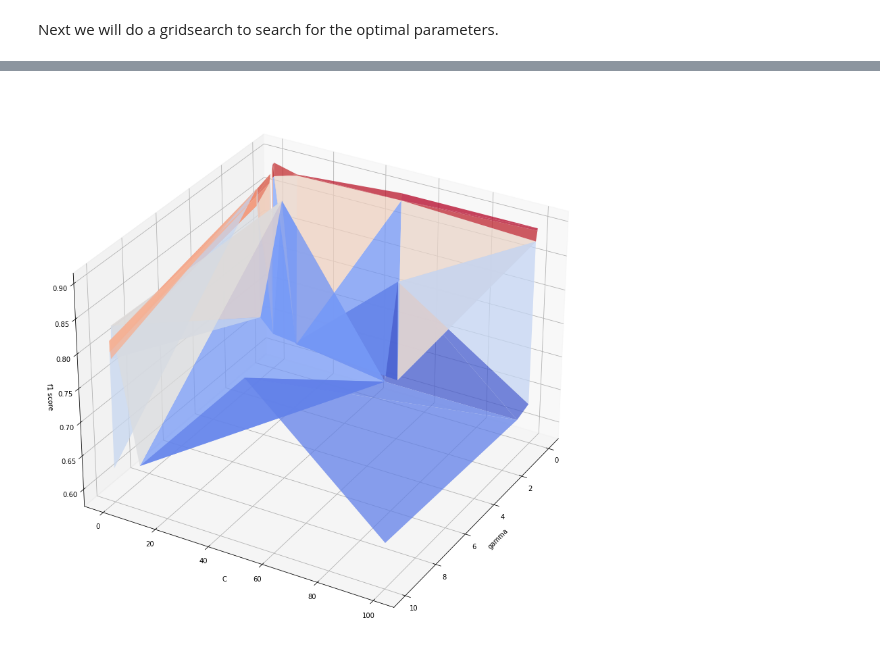
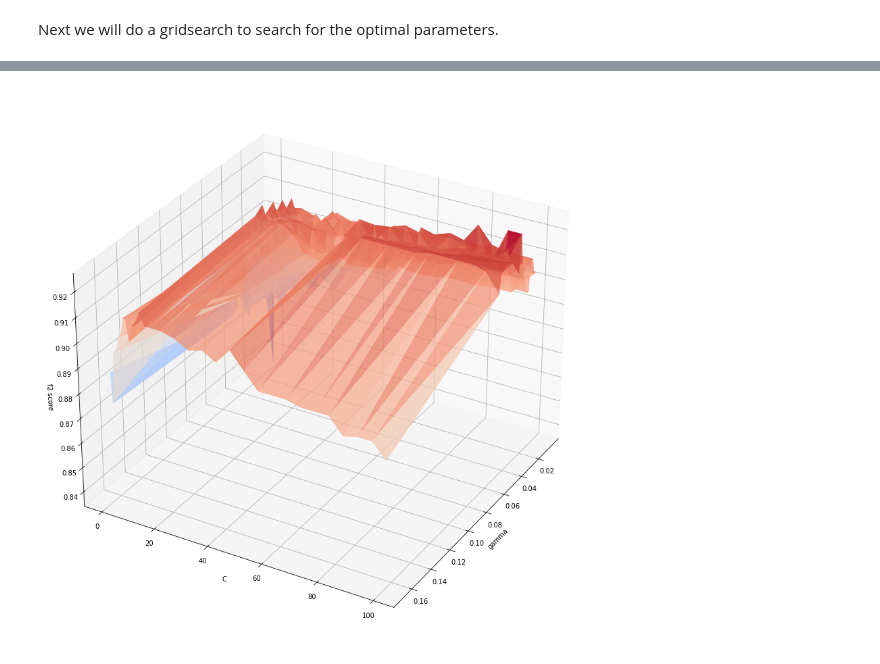
Before and after one commit to Estreuselito/Deus_ex_machina, a Jupyter notebook: Kernel/Kernel_ys.ipynb, the cells around one changed output, grey strips where cells are left out. Cells and saved outputs as stored; diff of their text form; code cells hidden in the pictures.

Commit message:
Added section for metrics and poly-kernel and sigmoid-kernel

```diff
--- a/Kernel/Kernel_ys.ipynb
+++ b/Kernel/Kernel_ys.ipynb
@@ -273,8 +284,9 @@ From here on onwards, we instantiated Data again, in order to only have the data
 # %% [markdown]
 Next we will do a gridsearch to search for the optimal parameters.
-# %%
-data = FindBestParameters(test_size = 0.2)
 # %%
+%%time
+# running gridsearchCV
+
 param_grid = {'kernel' : ['poly', 'rbf', 'linear', 'sigmoid'],
               'C' : [0.001, 0.01, 0.1, 0.5, 1, 10, 50, 100],
               'gamma' : [1/data.X_train.shape[1], 0.01, 0.1, 1, 10],
@@ -283,5 +295,11 @@ param_grid = {'kernel' : ['poly', 'rbf', 'linear', 'sigmoid'],
 scoring = {'Accuracy' : 'accuracy',
            'Precision' : 'precision',
            'recall' : 'recall',
-           'f1' : 'f1'
+           'f1' : 'f1',
+           'f2' : Scorer(beta = 2).scorer,
+           'f0.5' : Scorer(beta = 0.5).scorer
           }
+
+CV_svm = GridSearchCV(estimator = svm, param_grid = param_grid, cv = 5,
+                      scoring = scoring, refit = 'f2')
+CV_svm.fit(data.X_train, data.y_train)
@@ -323,0 +364,16 @@ result.sort_values('mean_test_Accuracy', ascending = False)
+# %%
+%%time
+# other grid search with different parameters
+C2 = np.append(np.array([0.5]),
+               np.append(np.append(np.arange(1, 10, 1),
+
+                                   np.arange(10, 20, 2)),
+                         np.arange(20, 101, 5)))
+
+param_grid2 = {'C' : C2,
+               'gamma' : np.append(np.arange(0.008, 0.051, 0.002), 1/Data().X_train.shape[1])}
+
+svm_2 = SVC(kernel = 'rbf', random_state = 0)
+CV_svm2 = GridSearchCV(estimator = svm_2, param_grid = param_grid2, cv = 5,
+                       scoring = scoring, refit = 'f2')
+CV_svm2.fit(data.X_train, data.y_train)
@@ -323,0 +396,12 @@ result.sort_values('mean_test_Accuracy', ascending = False)
+# %%
+# a DataFrame to keep track of the results
+params_2 = CV_svm2.cv_results_['params']
+result2 = {k : [dic[k] for dic in params_2] for k in params_2[0]}
+
+for i in ['Accuracy', 'Precision', 'recall', 'f1', 'f2', 'f0.5']:
+    result2['mean_test_' + i] = CV_svm2.cv_results_['mean_test_' + i]
+    result2['std_test_' + i] = CV_svm2.cv_results_['std_test_' + i]
+
+results2 = pd.DataFrame(result2)
+results2.loc[:, 'kernel'] = 'rbf'
+results_all = results.append(results2, ignore_index = True)
@@ -324,13 +412,13 @@ result.sort_values('mean_test_Accuracy', ascending = False)
 # %%
 # Plot the surface for f2 score
 plt.figure(figsize = (15, 15))
 ax = plt.axes(projection='3d')
-ax.plot_trisurf(result.gamma, result.fillna(0).C, result.fillna(0).mean_test_f1,
+ax.plot_trisurf(results2.gamma, results2.C, results2.mean_test_f2,
                 cmap = cm.coolwarm, alpha = 0.75)
 ax.set_xlabel('gamma')
 ax.set_ylabel('C')
-ax.set_zlabel('f1 score')
+ax.set_zlabel('f2 score')
 ax.view_init(azim=30)    # rotation
 plt.show()
 # %% [output]
-[figure, old version]
+[figure, new version]
```
Also changed, not shown: parts of 74 cells of this notebook.
